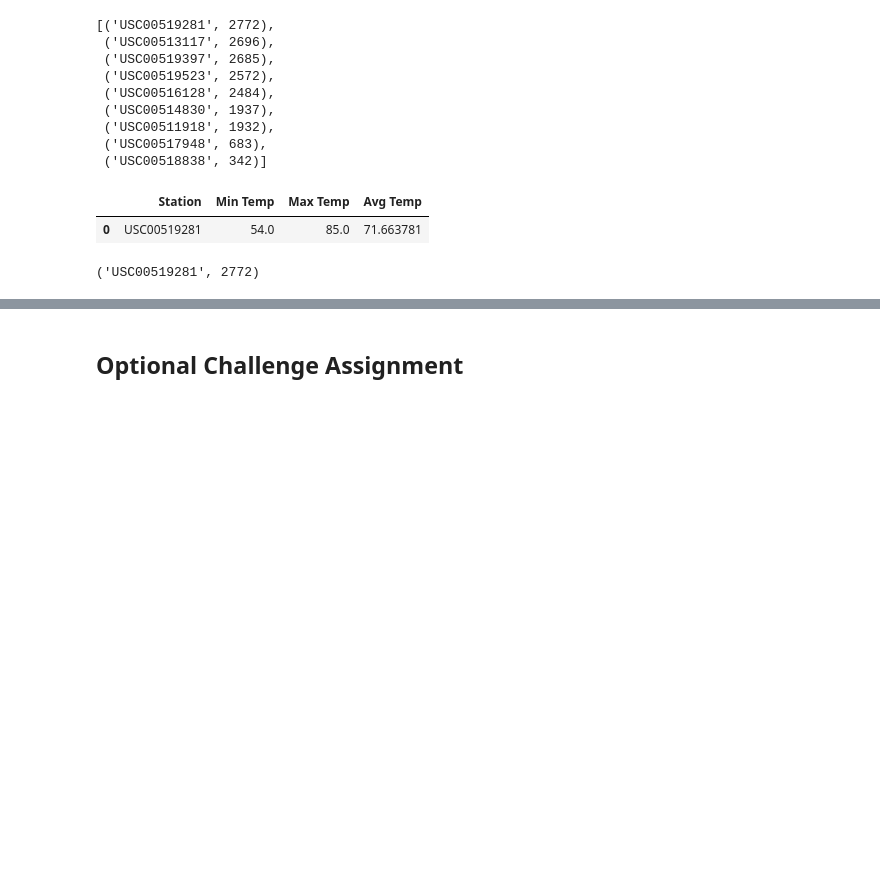
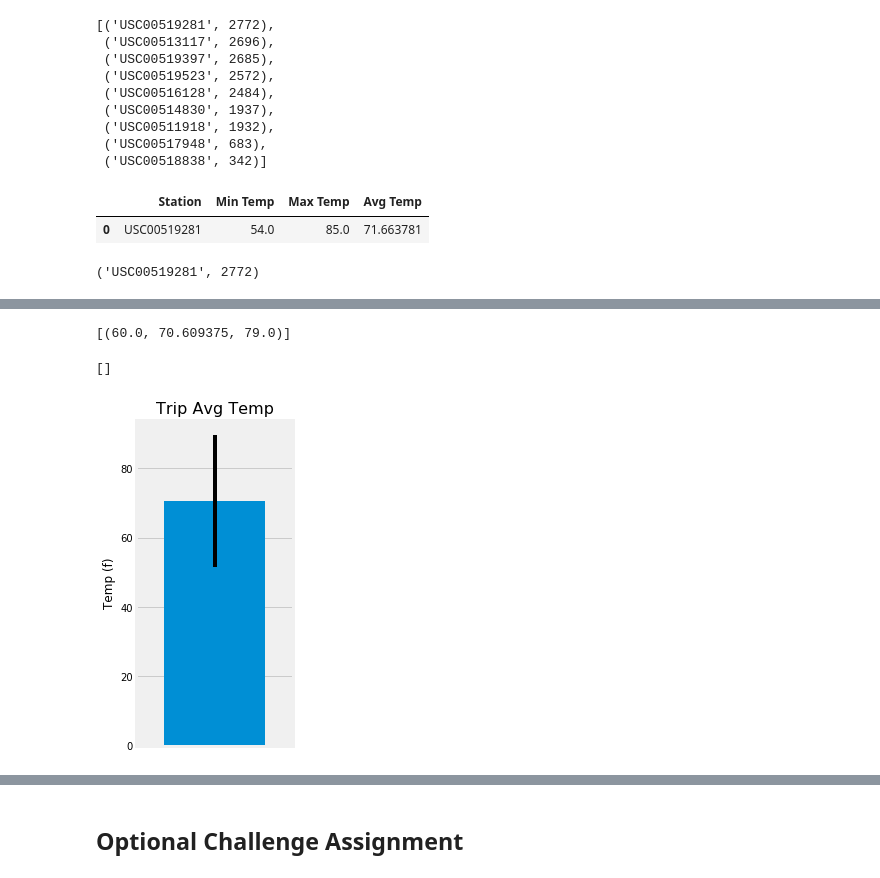
Before and after one commit to jamielewis333/sqlalchemy-challenge, a Jupyter notebook: climate_starter.ipynb, the cells around one changed output, grey strips where cells are left out. Cells and saved outputs as stored; diff of their text form; code cells hidden in the pictures; blank space fills up the shorter version.

```diff
--- a/climate_starter.ipynb
+++ b/climate_starter.ipynb
@@ -207,11 +228,39 @@ print(calc_temps('2012-02-28', '2012-03-05'))
 # %%
 # Use your previous function `calc_temps` to calculate the tmin, tavg, and tmax
 # for your trip using the previous year's data for those same dates.
+start='2017-02-14'
+end='2017-02-24'
+
+
+query_date_start = dt.datetime.strptime(start, '%Y-%m-%d')- relativedelta(years=1)
+query_date_end = dt.datetime.strptime(end, '%Y-%m-%d') - relativedelta(years=1)
+
+
+Calc_Temp_Data=calc_temps(query_date_start, query_date_end)
+
+Calc_Temp_Data
+# %% [output]
+[(60.0, 70.609375, 79.0)]
 # %%
 # Plot the results from your previous query as a bar chart.
 # Use "Trip Avg Temp" as your Title
 # Use the average temperature for the y value
 # Use the peak-to-peak (tmax-tmin) value as the y error bar (yerr)
+
+Calc_Temp_df=pd.DataFrame(Calc_Temp_Data, columns=["Min_Temp", "Avg_Temp", "Max_Temp"])
+set_yerr=Calc_Temp_df.Max_Temp - Calc_Temp_df.Min_Temp
+ax = Calc_Temp_df.Avg_Temp.plot(kind='bar',width=.9,figsize=(2.5,6),yerr=set_yerr)
+
+
+# set grid and labels
+
+ax.xaxis.grid()
+ax.set_title('Trip Avg Temp',fontsize= 16)
+ax.set_ylabel("Temp (f)")
+ax.set_xticklabels([])
+# %% [output]
+[]
+[figure, added]
 # %%
 # Calculate the total amount of rainfall per weather station for your trip dates using the previous year's matching dates.
 # Sort this in descending order by precipitation amount and list the station, name, latitude, longitude, and elevation
```
Also changed, not shown: parts of 9 cells of this notebook, 3 other files.
